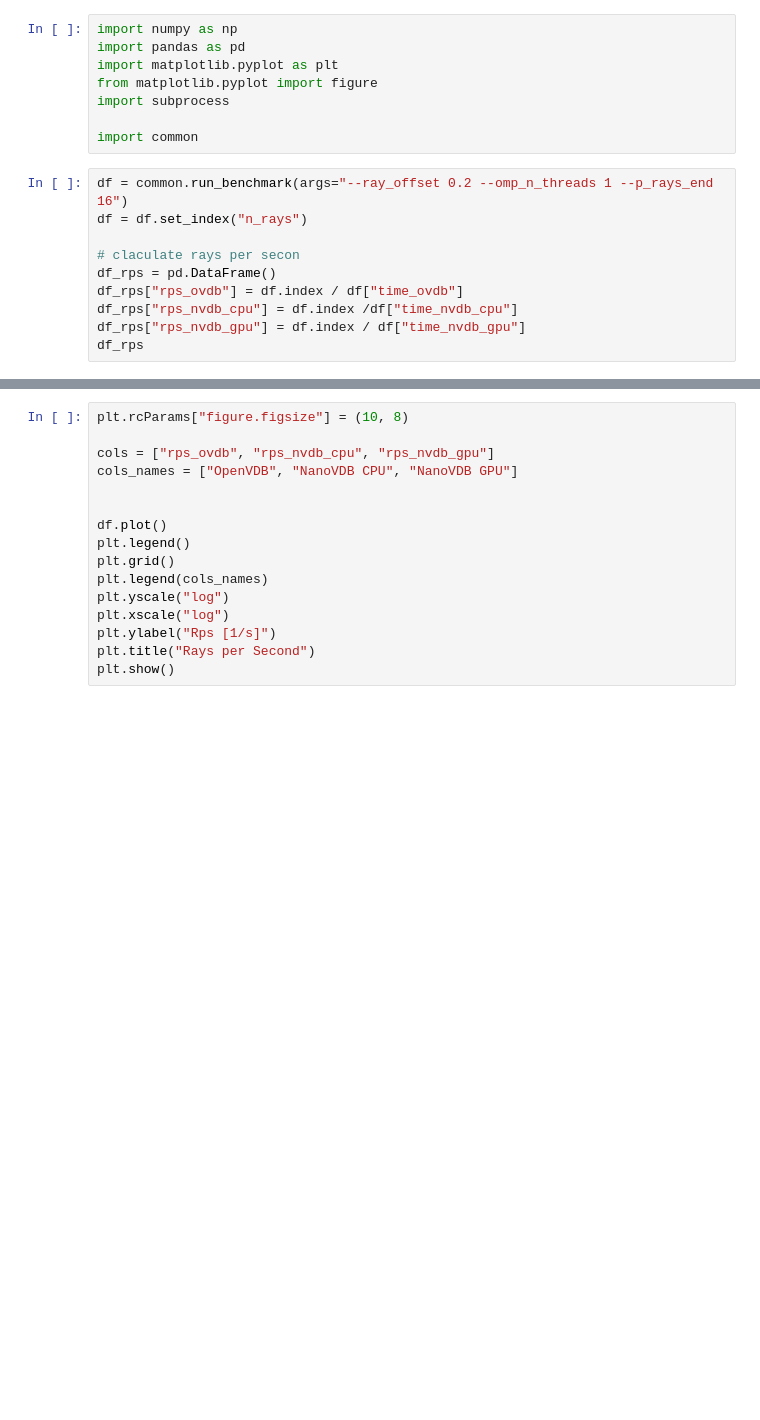
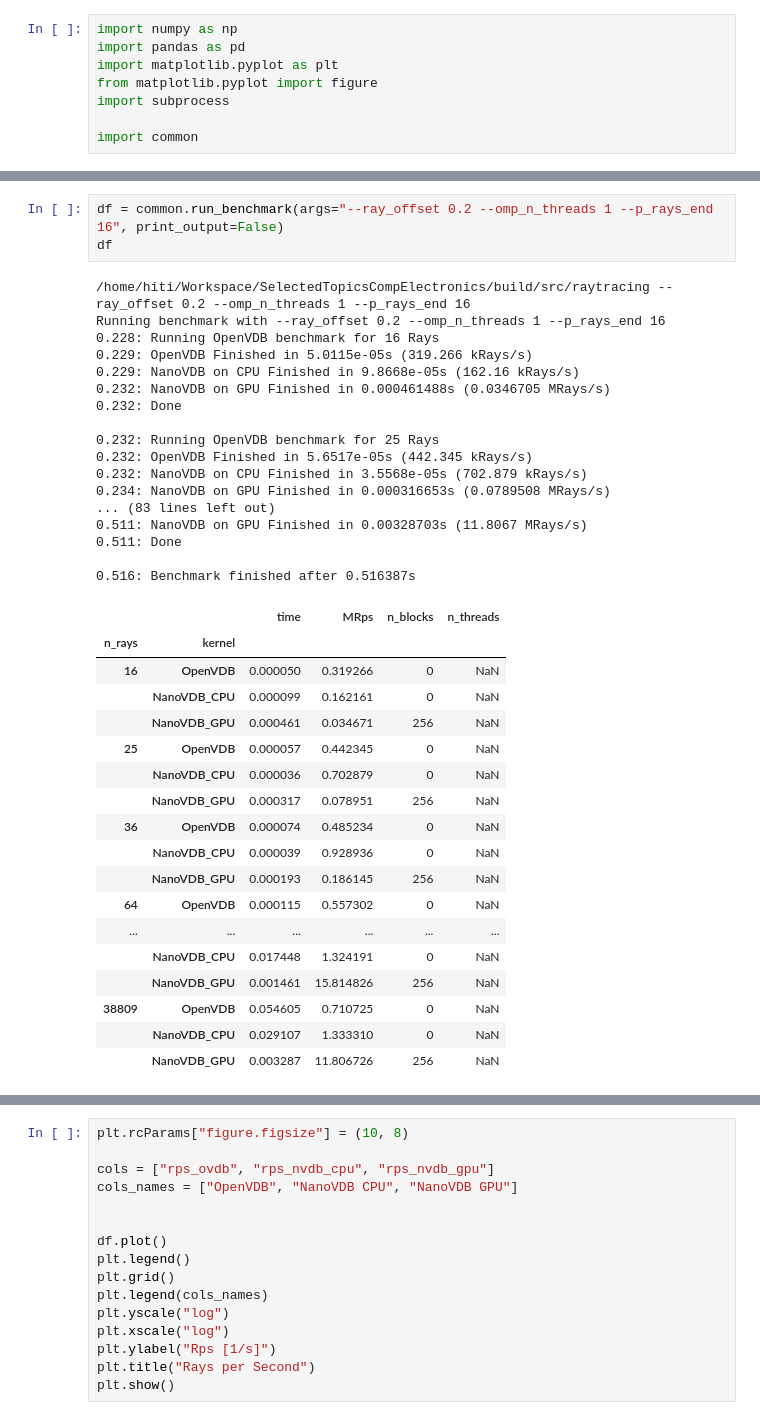
Before and after one commit to hitimr/SelectedTopicsCompElectronics, a Jupyter notebook: script/plots.ipynb, the cells around one changed output, grey strips where cells are left out. Saved outputs shown, nothing was run; the diff lists cells and outputs as text; blank space fills up the shorter version.

```diff
--- a/script/plots.ipynb
+++ b/script/plots.ipynb
@@ -6,13 +6,3 @@ from matplotlib.pyplot import figure
 import subprocess
 
 import common
-# %%
-df = common.run_benchmark(args="--ray_offset 0.2 --omp_n_threads 1 --p_rays_end 16")
-df = df.set_index("n_rays")
-
-# claculate rays per secon
-df_rps = pd.DataFrame()
-df_rps["rps_ovdb"] = df.index / df["time_ovdb"]
-df_rps["rps_nvdb_cpu"] = df.index /df["time_nvdb_cpu"]
-df_rps["rps_nvdb_gpu"] = df.index / df["time_nvdb_gpu"]
-df_rps
@@ -55,3 +9,42 @@ Running benchmark with --ray_offset 0.2 --omp_n_threads 1 --p_rays_end 16
+# %%
+df = common.run_benchmark(args="--ray_offset 0.2 --omp_n_threads 1 --p_rays_end 16", print_output=False)
+df
+# %% [output]
+/home/hiti/Workspace/SelectedTopicsCompElectronics/build/src/raytracing --ray_offset 0.2 --omp_n_threads 1 --p_rays_end 16
+Running benchmark with --ray_offset 0.2 --omp_n_threads 1 --p_rays_end 16
+0.228: Running OpenVDB benchmark for 16 Rays
+0.229: OpenVDB Finished in 5.0115e-05s (319.266 kRays/s)
+0.229: NanoVDB on CPU Finished in 9.8668e-05s (162.16 kRays/s)
+0.232: NanoVDB on GPU Finished in 0.000461488s (0.0346705 MRays/s)
+0.232: Done
+
+0.232: Running OpenVDB benchmark for 25 Rays
+0.232: OpenVDB Finished in 5.6517e-05s (442.345 kRays/s)
+0.232: NanoVDB on CPU Finished in 3.5568e-05s (702.879 kRays/s)
+0.234: NanoVDB on GPU Finished in 0.000316653s (0.0789508 MRays/s)
+... (83 lines left out)
+0.511: NanoVDB on GPU Finished in 0.00328703s (11.8067 MRays/s)
+0.511: Done
+
+0.516: Benchmark finished after 0.516387s
+|  |  | time | MRps | n_blocks | n_threads |
+| n_rays | kernel |  |  |  |  |
+| 16 | OpenVDB | 0.000050 | 0.319266 | 0 | NaN |
+|  | NanoVDB_CPU | 0.000099 | 0.162161 | 0 | NaN |
+|  | NanoVDB_GPU | 0.000461 | 0.034671 | 256 | NaN |
+| 25 | OpenVDB | 0.000057 | 0.442345 | 0 | NaN |
+|  | NanoVDB_CPU | 0.000036 | 0.702879 | 0 | NaN |
+|  | NanoVDB_GPU | 0.000317 | 0.078951 | 256 | NaN |
+| 36 | OpenVDB | 0.000074 | 0.485234 | 0 | NaN |
+|  | NanoVDB_CPU | 0.000039 | 0.928936 | 0 | NaN |
+|  | NanoVDB_GPU | 0.000193 | 0.186145 | 256 | NaN |
+| 64 | OpenVDB | 0.000115 | 0.557302 | 0 | NaN |
+| ... | ... | ... | ... | ... | ... |
+|  | NanoVDB_CPU | 0.017448 | 1.324191 | 0 | NaN |
+|  | NanoVDB_GPU | 0.001461 | 15.814826 | 256 | NaN |
+| 38809 | OpenVDB | 0.054605 | 0.710725 | 0 | NaN |
+|  | NanoVDB_CPU | 0.029107 | 1.333310 | 0 | NaN |
+|  | NanoVDB_GPU | 0.003287 | 11.806726 | 256 | NaN |
 # %%
 plt.rcParams["figure.figsize"] = (10, 8)
 
```
Also changed, not shown: parts of 2 cells of this notebook, 2 other files.
